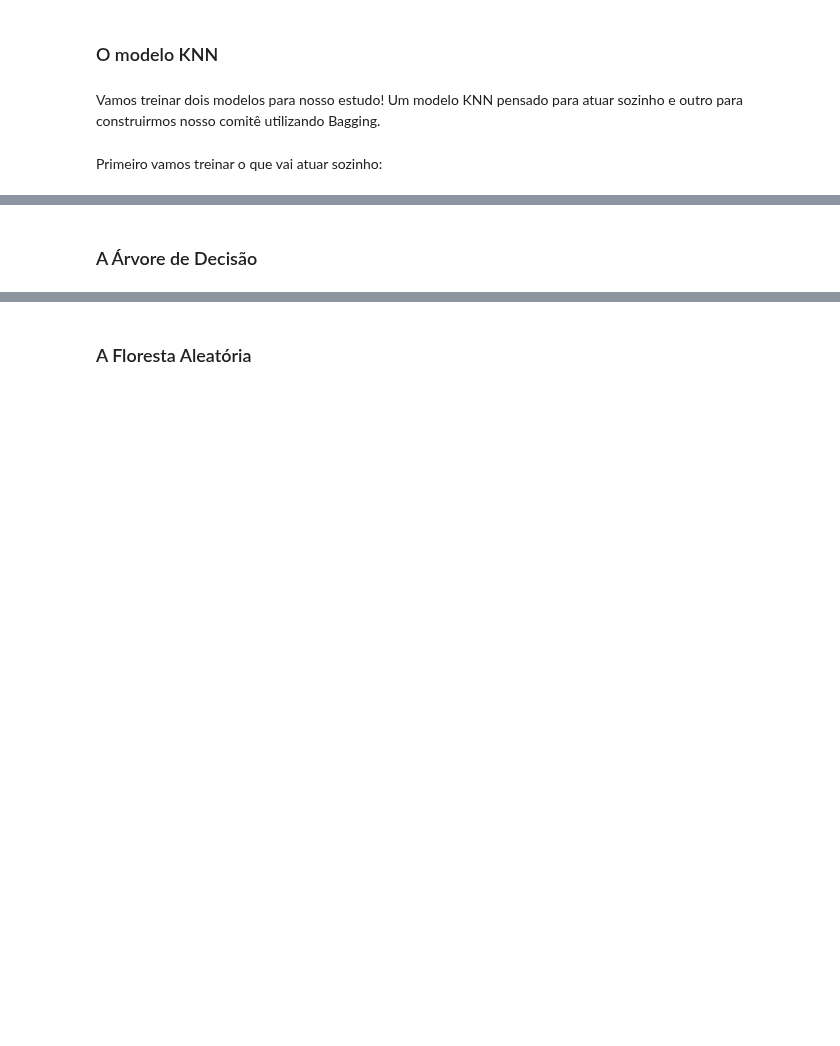
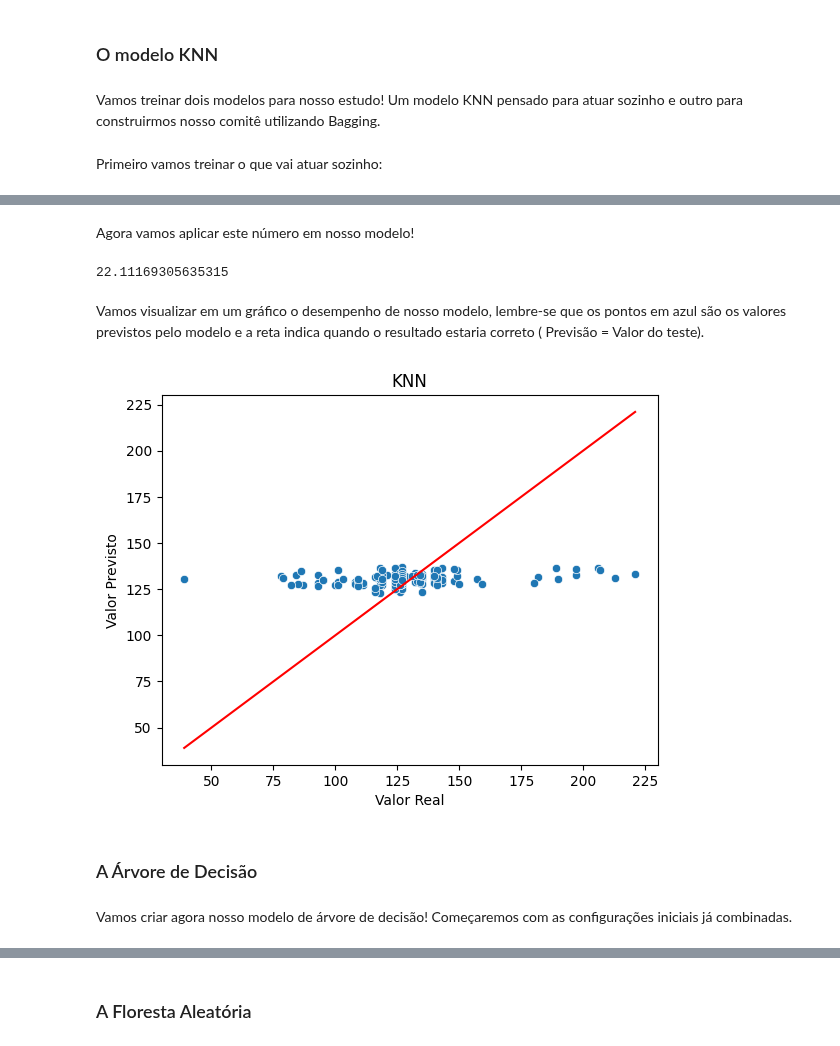
Before and after one commit to drcassar/biblioteca_real, a Jupyter notebook: Aprendizado de Máquina/Modelos de Comitê e Meta Aprendizado/T26 - Gabriel de Oliveira Paiva.ipynb, the cells around one changed output, grey strips where cells are left out. Drawn from its saved outputs; the diff is of its cells as text; code cells hidden in the pictures; blank space fills up the shorter version.

```diff
--- a/Aprendizado de Máquina/Modelos de Comitê e Meta Aprendizado/T26 - Gabriel de Oliveira Paiva.ipynb
+++ b/Aprendizado de Máquina/Modelos de Comitê e Meta Aprendizado/T26 - Gabriel de Oliveira Paiva.ipynb
@@ -326,6 +374,0 @@ y_teste: (34,)
-# %%
-NUM_VIZINHOS = 3
-modelo_knn_individual = KNeighborsRegressor(
-    n_neighbors=NUM_VIZINHOS
-)
-modelo_knn_individual.fit(X_treino, y_treino)
@@ -334,5 +454,42 @@ KNeighborsRegressor(n_neighbors=3)
+# %% [markdown]
+Agora vamos aplicar este número em nosso modelo!
+# %%
+knn = buscador.best_estimator_
+
+y_pred_knn = knn.predict(X_teste)
+
+rmse = root_mean_squared_error(
+    y_teste,
+    y_pred_knn
+)
+
+print(rmse)
+# %% [output]
+22.11169305635315
+# %% [markdown]
+Vamos visualizar em um gráfico o desempenho de nosso modelo, lembre-se que os pontos em azul são os valores previstos pelo modelo e a reta indica quando o resultado estaria correto ( Previsão = Valor do teste).
+# %%
+sns.scatterplot(
+    x=y_teste,
+    y=y_pred_knn
+)
+
+sns.lineplot(
+    x=y_teste,
+    y=y_teste,
+    color="red"
+)
+
+plt.xlabel("Valor Real")
+plt.ylabel("Valor Previsto")
+plt.title("KNN")
+plt.show()
+# %% [output]
+[figure, added]
 # %% [markdown]
 ### A Árvore de Decisão
+# %% [markdown]
+Vamos criar agora nosso modelo de árvore de decisão! Começaremos com as configurações iniciais já combinadas.
 # %%
 # Mesma estrutura utilizada anteriormente, deixada aqui só para registro
 TAMANHO_TESTE = 0.1
```
Also changed, not shown: parts of 90 cells of this notebook.
